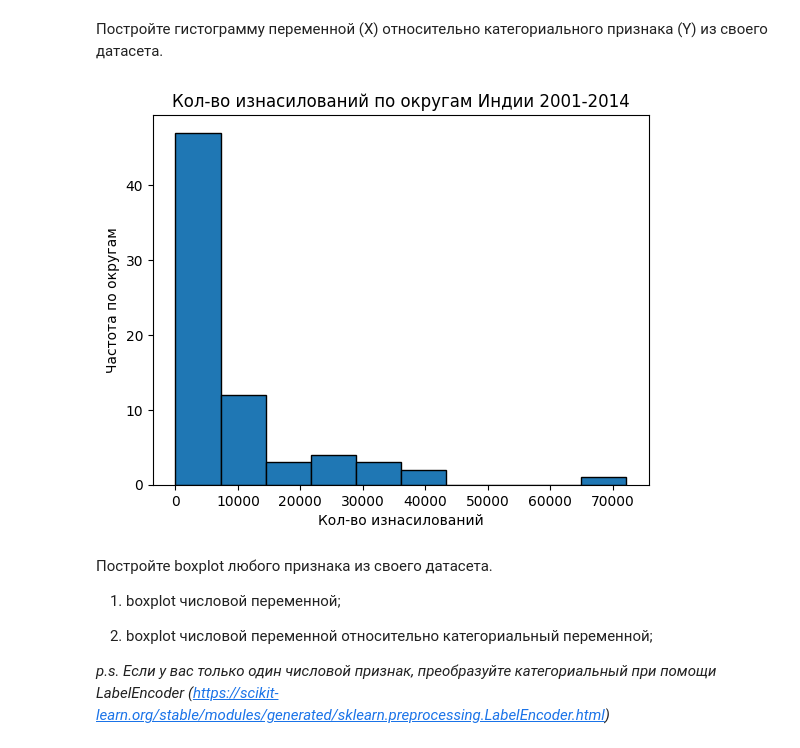
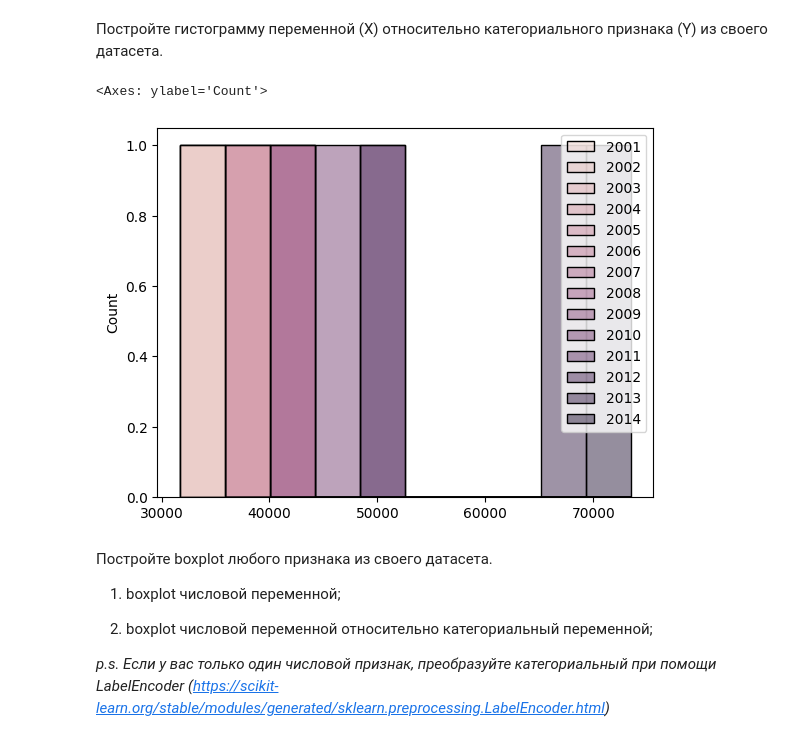
Before and after one commit to YLysov0017/Pproject, a Jupyter notebook: ML_lab2.ipynb, the cells around one changed output. Cells and saved outputs as stored; diff of their text form; code cells hidden in the pictures.

```diff
--- a/ML_lab2.ipynb
+++ b/ML_lab2.ipynb
@@ -48,4 +64,7 @@ df = pd.read_csv("/content/crimes_against_women_2001-2014.csv")# чтение ф
 # %%
-describe = df["STATE/UT"].describe(include="all") # ваш код здесь
+df.Year = df.Year.astype("category")
+describe = df["Year"].describe(include="all") # ваш код здесь
 describe
+# Y - Year
+# X - Rape
 # %% [output]
@@ -121,30 +140,25 @@ iqr
  Постройте гистограмму переменной (X) относительно категориального признака (Y) из своего датасета.
 # %%
 
-States = list(set(df["STATE/UT"]))
-Rape_cnt = [0 for i in range(len(States))]
+Years = list(set(df["Year"]))
+Rape_cnt = [0 for i in range(len(Years))]
 
 
 
 for i in range(len(df.index)-1):
-  cur_state = df.iloc[i]["STATE/UT"]
-  for x in States:
-    if cur_state == x:
-      Rape_cnt[States.index(x)] += df.iloc[i]["Rape"]
+  cur_year = df.iloc[i]["Year"]
+  for x in Years:
+    if cur_year == x:
+      Rape_cnt[Years.index(x)] += df.iloc[i]["Rape"]
 
 
-'''
-rapes_to_state = dict(map(lambda x, y : (x, y), States, Rape_cnt))
-rapes_to_state
-'''
-plt.figure()
-plt.hist(Rape_cnt, edgecolor='black')
-plt.title('Кол-во изнасилований по округам Индии 2001-2014')
-plt.ylabel('Частота по округам')
-plt.xlabel('Кол-во изнасилований')
-plt.show()
+
+rapes_to_year = dict(map(lambda x, y : (x, y), Years, Rape_cnt))
+
+sns.histplot(x=rapes_to_year.values(), hue=rapes_to_year.keys(), bins=10)
 # %% [output]
+<Axes: ylabel='Count'>
-[figure, old version]
+[figure, new version]
 # %% [markdown]
 Постройте boxplot любого признака из своего датасета.
 
```
Also changed, not shown: parts of 9 cells of this notebook.
